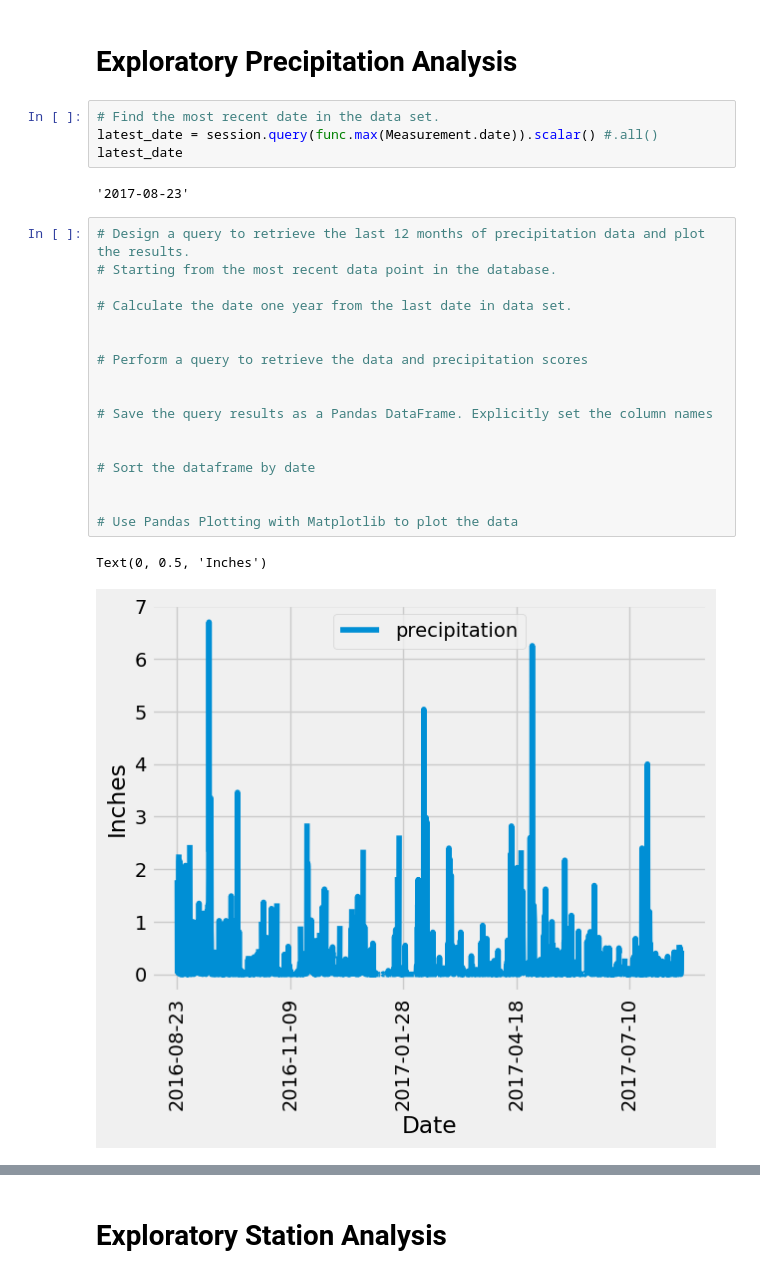
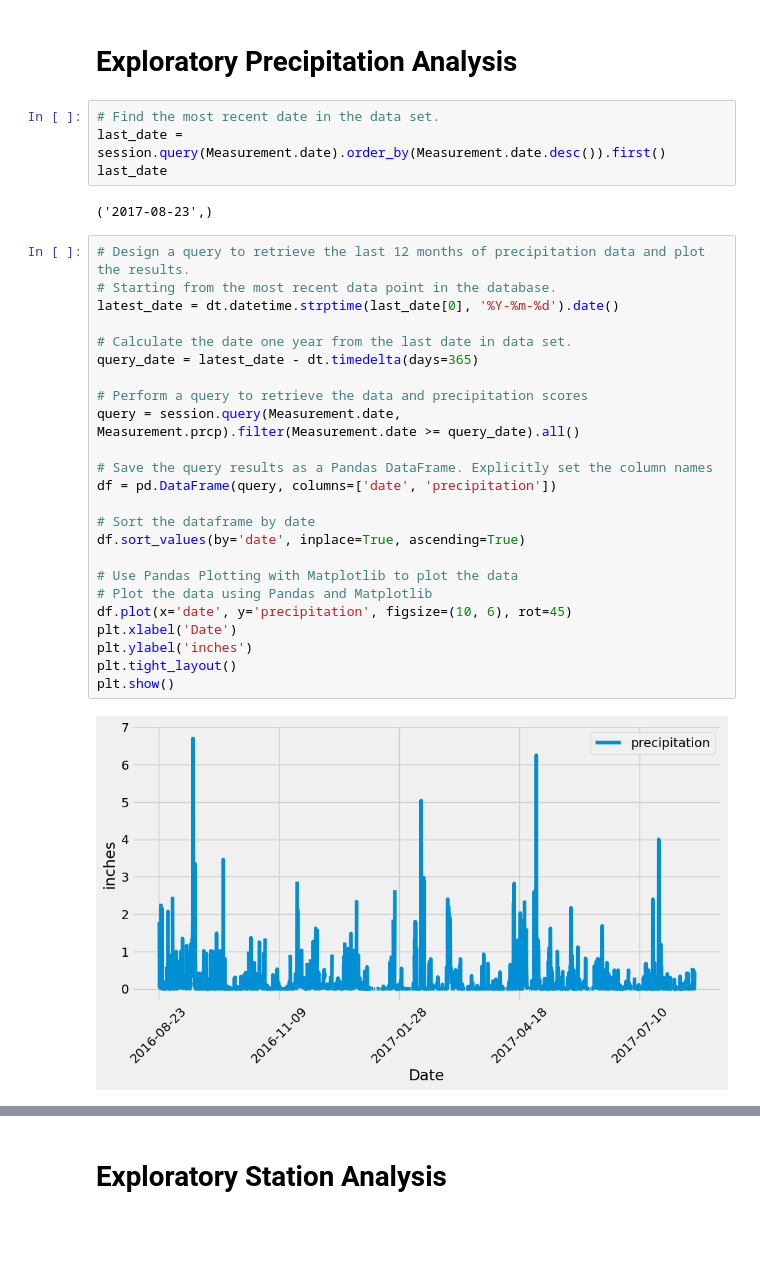
Before and after one commit to gfsiciliani/sqlalchemy-challenge, a Jupyter notebook: SurfsUp/climate.ipynb, the cells around one changed output, grey strips where cells are left out. Drawn from its saved outputs; the diff is of its cells as text; blank space fills up the shorter version.

```diff
--- a/SurfsUp/climate.ipynb
+++ b/SurfsUp/climate.ipynb
@@ -42,29 +39,35 @@ session = Session(engine)
 # Exploratory Precipitation Analysis
 # %%
 # Find the most recent date in the data set.
-latest_date = session.query(func.max(Measurement.date)).scalar() #.all()
-latest_date
+last_date = session.query(Measurement.date).order_by(Measurement.date.desc()).first()
+last_date
 # %% [output]
-'2017-08-23'
+('2017-08-23',)
 # %%
 # Design a query to retrieve the last 12 months of precipitation data and plot the results.
 # Starting from the most recent data point in the database.
+latest_date = dt.datetime.strptime(last_date[0], '%Y-%m-%d').date()
 
 # Calculate the date one year from the last date in data set.
-
+query_date = latest_date - dt.timedelta(days=365)
 
 # Perform a query to retrieve the data and precipitation scores
-
+query = session.query(Measurement.date, Measurement.prcp).filter(Measurement.date >= query_date).all()
 
 # Save the query results as a Pandas DataFrame. Explicitly set the column names
-
+df = pd.DataFrame(query, columns=['date', 'precipitation'])
 
 # Sort the dataframe by date
-
+df.sort_values(by='date', inplace=True, ascending=True)
 
 # Use Pandas Plotting with Matplotlib to plot the data
+# Plot the data using Pandas and Matplotlib
+df.plot(x='date', y='precipitation', figsize=(10, 6), rot=45)
+plt.xlabel('Date')
+plt.ylabel('inches')
+plt.tight_layout()
+plt.show()
 # %% [output]
-Text(0, 0.5, 'Inches')
-[figure, old version]
+[figure, new version]
 # %%
 # Use Pandas to calculate the summary statistics for the precipitation data
```
Also changed, not shown: parts of 5 cells of this notebook, 1 other file.
